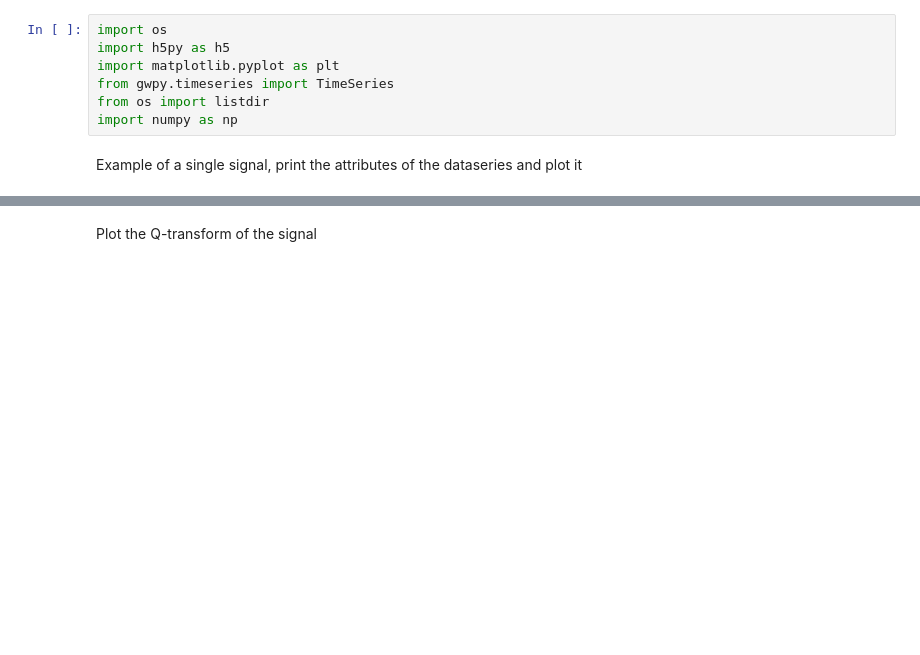
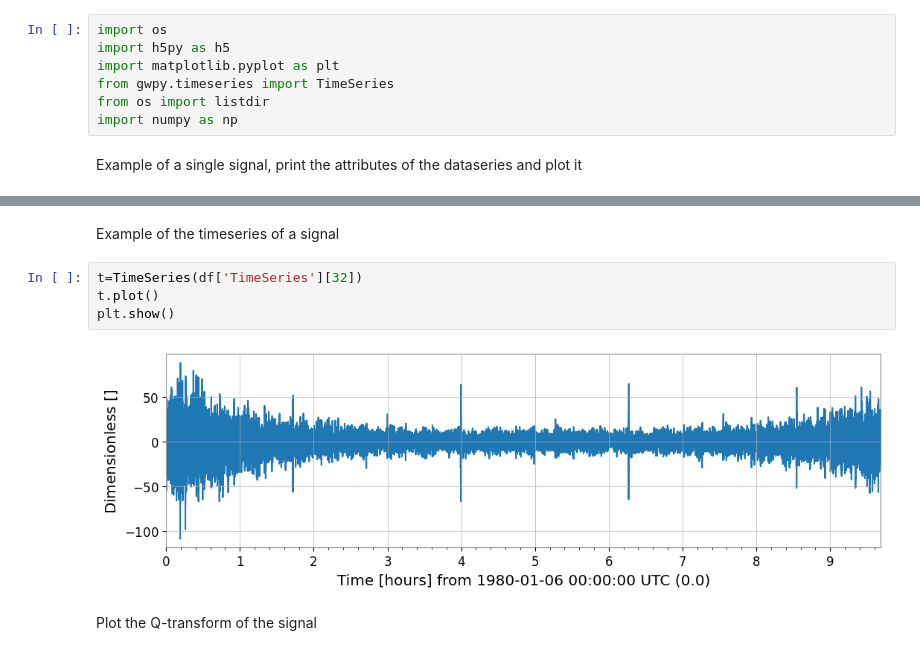
Before and after one commit to FrancescoSarandrea/Audio_GW, a Jupyter notebook: Read_Whitened_GW.ipynb, the cells around one changed output, grey strips where cells are left out. Drawn from its saved outputs; the diff is of its cells as text; blank space fills up the shorter version.

```diff
--- a/Read_Whitened_GW.ipynb
+++ b/Read_Whitened_GW.ipynb
@@ -62,3 +131,11 @@ plt.show()
+# %% [markdown]
+Example of the timeseries of a signal
+# %%
+t=TimeSeries(df['TimeSeries'][32])
+t.plot()
+plt.show()
+# %% [output]
+[figure, added]
 # %% [markdown]
 Plot the Q-transform of the signal
 # %%
```
Also changed, not shown: parts of 25 cells of this notebook.
